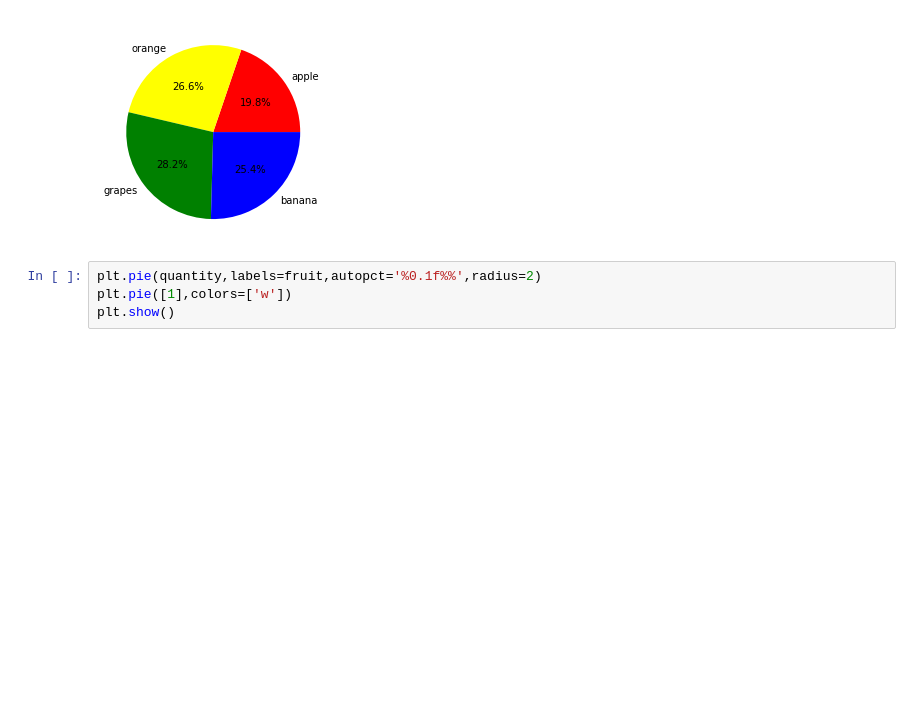
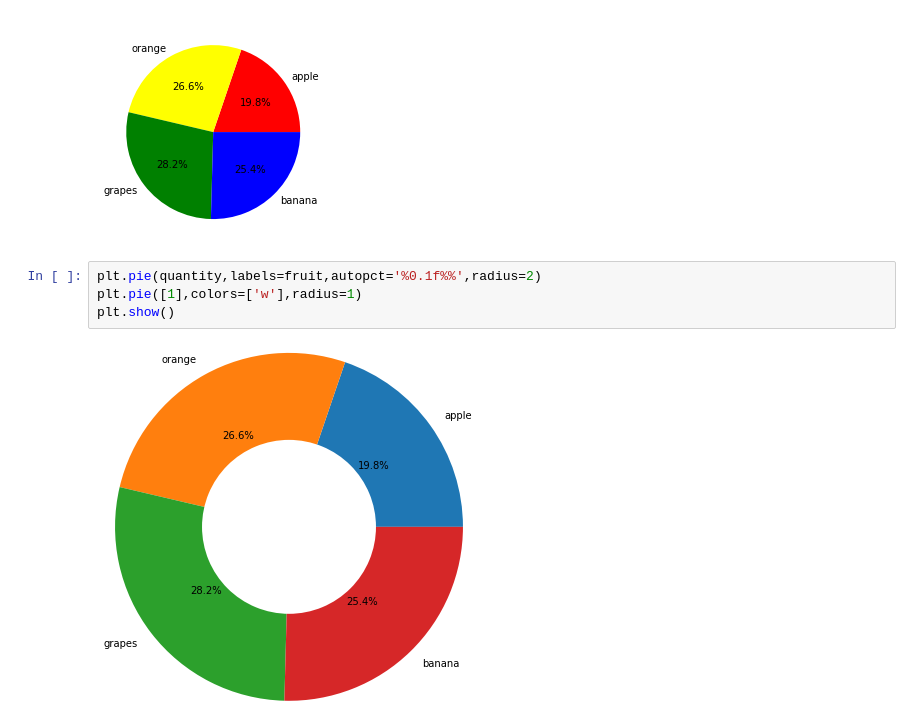
Before and after one commit to yashp241195/basicmljupyter, a Jupyter notebook: basics.ipynb, the cells around one changed output. Cells and saved outputs as stored; diff of their text form; blank space fills up the shorter version.

```diff
--- a/basics.ipynb
+++ b/basics.ipynb
@@ -447,5 +447,7 @@ plt.show()
 [figure]
 # %%
 plt.pie(quantity,labels=fruit,autopct='%0.1f%%',radius=2)
-plt.pie([1],colors=['w'])
+plt.pie([1],colors=['w'],radius=1)
 plt.show()
+# %% [output]
+[figure, added]
```
